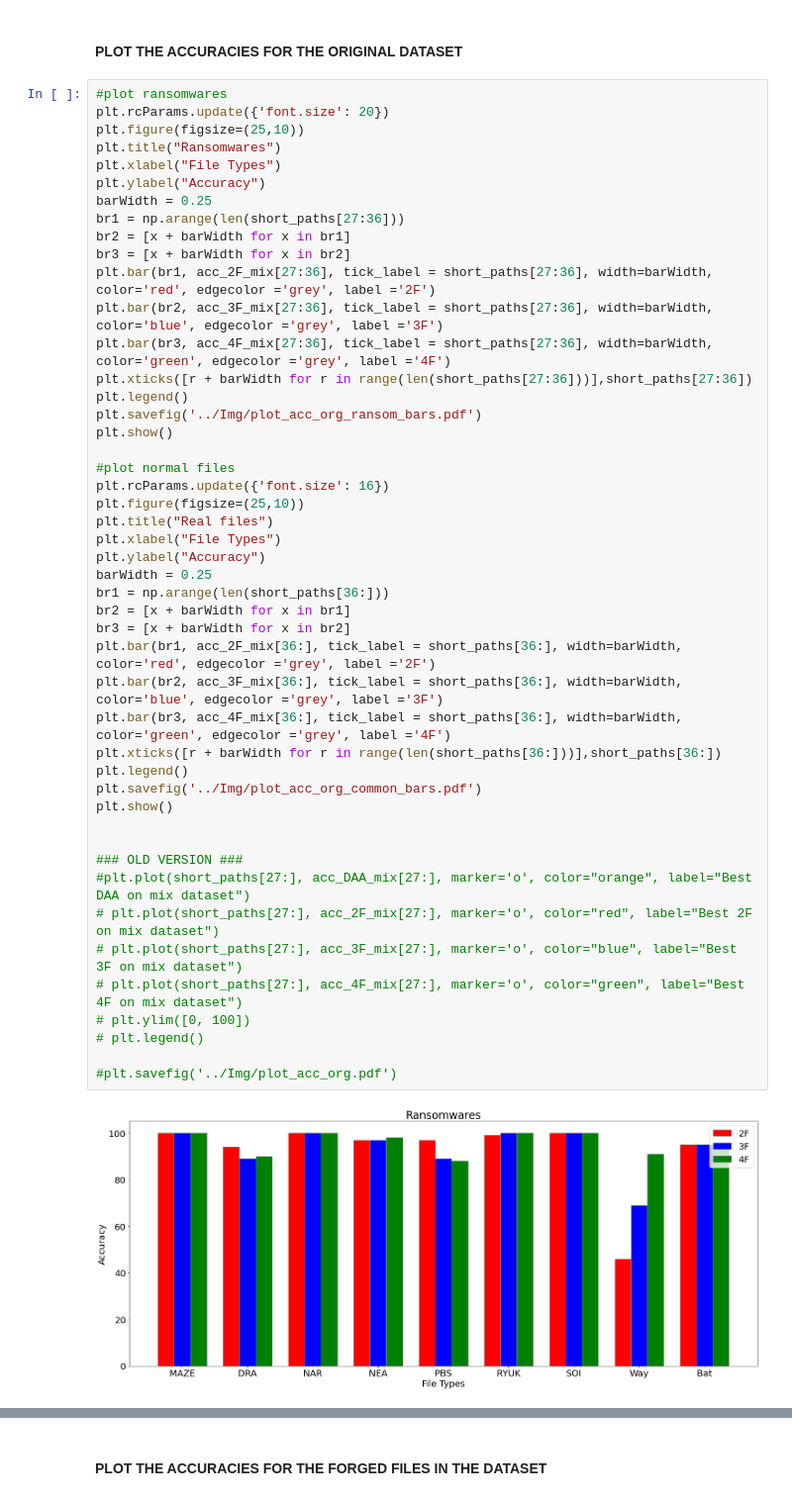
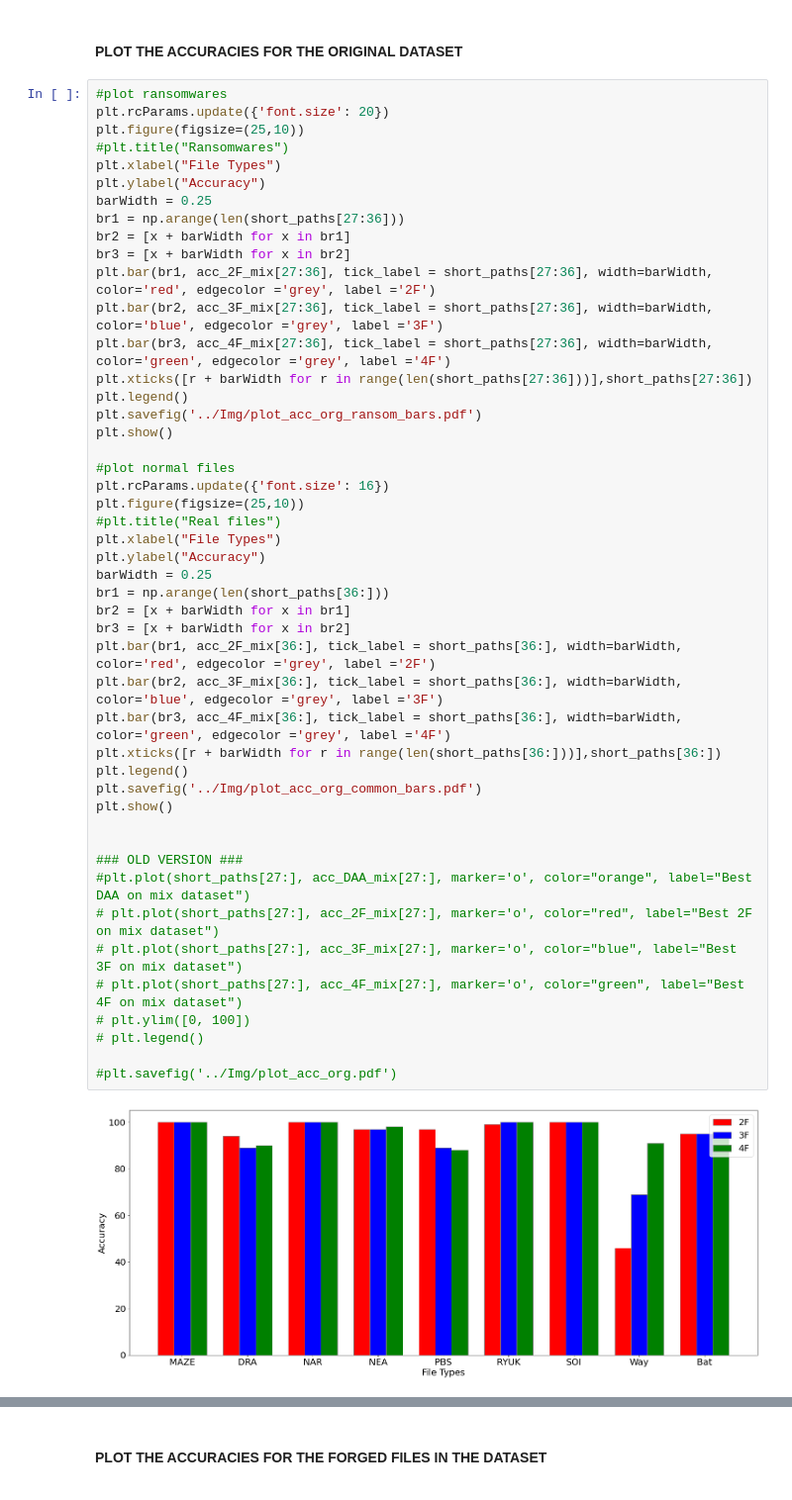
Before and after one commit to gomitolof/DAA-for-Ransomware-detection, a Jupyter notebook: models_mix/best_models.ipynb, the cells around one changed output, grey strips where cells are left out. Shown at 99% size. Drawn from its saved outputs; the diff is of its cells as text.

```diff
--- a/models_mix/best_models.ipynb
+++ b/models_mix/best_models.ipynb
@@ -1659,7 +1659,7 @@ plt.show()
 #plot ransomwares
 plt.rcParams.update({'font.size': 20})
 plt.figure(figsize=(25,10))
-plt.title("Ransomwares")
+#plt.title("Ransomwares")
 plt.xlabel("File Types")
 plt.ylabel("Accuracy")
 barWidth = 0.25
@@ -1675,32 +1675,32 @@ plt.savefig('../Img/plot_acc_org_ransom_bars.pdf')
 plt.show()
 
 #plot normal files
 plt.rcParams.update({'font.size': 16})
 plt.figure(figsize=(25,10))
-plt.title("Real files")
+#plt.title("Real files")
 plt.xlabel("File Types")
 plt.ylabel("Accuracy")
 barWidth = 0.25
 br1 = np.arange(len(short_paths[36:]))
 br2 = [x + barWidth for x in br1]
 br3 = [x + barWidth for x in br2]
 plt.bar(br1, acc_2F_mix[36:], tick_label = short_paths[36:], width=barWidth, color='red', edgecolor ='grey', label ='2F')
 plt.bar(br2, acc_3F_mix[36:], tick_label = short_paths[36:], width=barWidth, color='blue', edgecolor ='grey', label ='3F')
 plt.bar(br3, acc_4F_mix[36:], tick_label = short_paths[36:], width=barWidth, color='green', edgecolor ='grey', label ='4F')
 plt.xticks([r + barWidth for r in range(len(short_paths[36:]))],short_paths[36:])
 plt.legend()
 plt.savefig('../Img/plot_acc_org_common_bars.pdf')
 plt.show()
 
 
 ### OLD VERSION ###
 #plt.plot(short_paths[27:], acc_DAA_mix[27:], marker='o', color="orange", label="Best DAA on mix dataset")
 # plt.plot(short_paths[27:], acc_2F_mix[27:], marker='o', color="red", label="Best 2F on mix dataset")
 # plt.plot(short_paths[27:], acc_3F_mix[27:], marker='o', color="blue", label="Best 3F on mix dataset")
 # plt.plot(short_paths[27:], acc_4F_mix[27:], marker='o', color="green", label="Best 4F on mix dataset")
 # plt.ylim([0, 100])
 # plt.legend()
 
 #plt.savefig('../Img/plot_acc_org.pdf')
 # %% [output]
-[figure, old version]
+[figure, new version]
```
Also changed, not shown: parts of 3 cells of this notebook, 4 other files.
